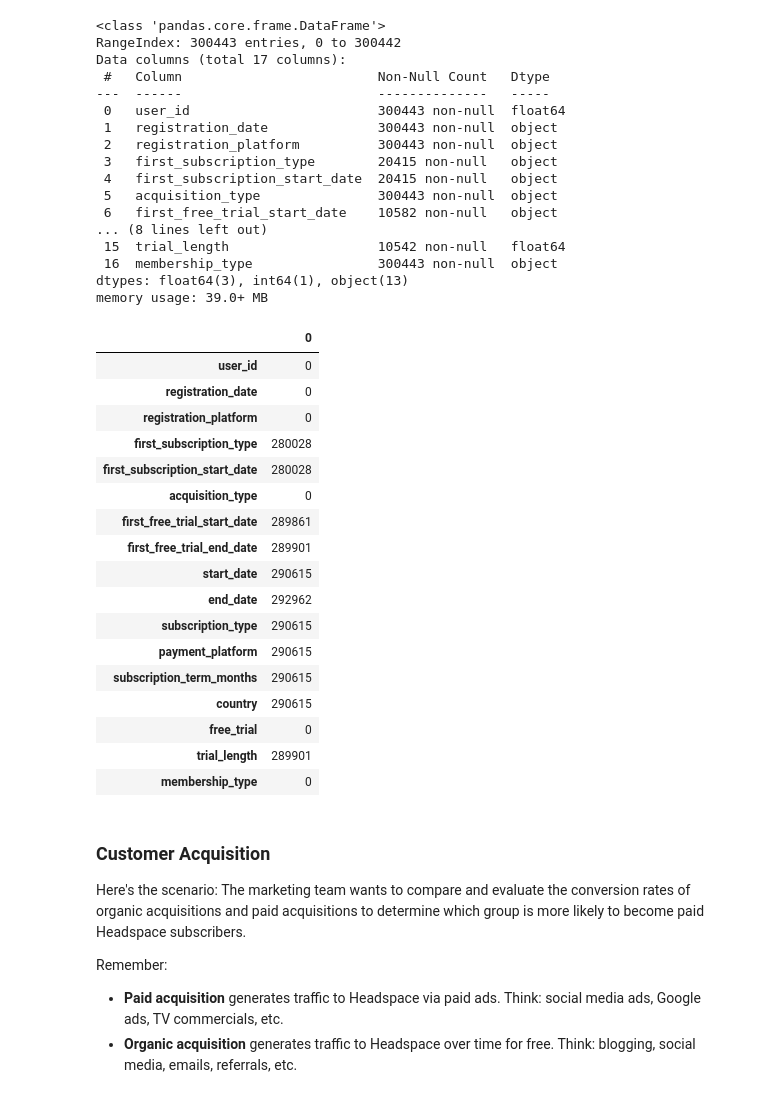
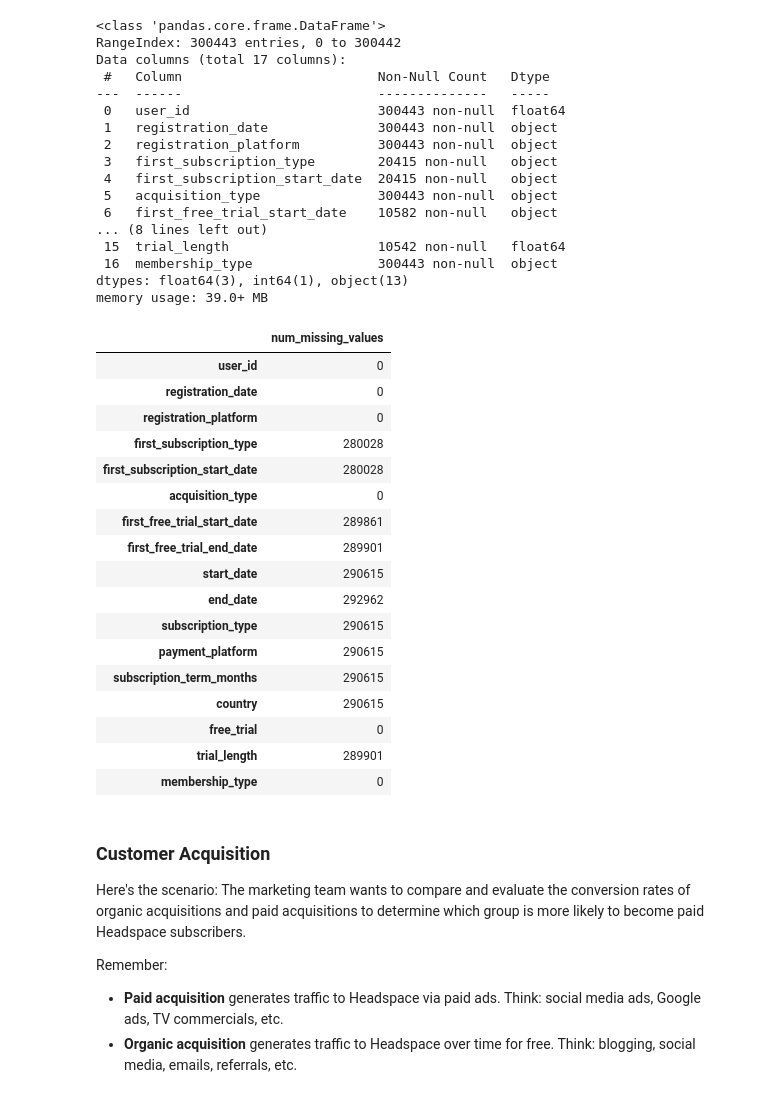
Before and after one commit to ROARMarketingConcepts/Podium-Education, a Jupyter notebook: Headspace_Podium_Interview.ipynb, the cells around one changed output. Cells and saved outputs as stored; diff of their text form; code cells hidden in the pictures.

```diff
--- a/Headspace_Podium_Interview.ipynb
+++ b/Headspace_Podium_Interview.ipynb
@@ -69,27 +73,28 @@ Data columns (total 17 columns):
  16  membership_type                300443 non-null  object
 dtypes: float64(3), int64(1), object(13)
 memory usage: 39.0+ MB
-# %%
-headspace.isnull().sum().to_frame()
-# %% [output]
-|  | 0 |
-| user_id | 0 |
-| registration_date | 0 |
-| registration_platform | 0 |
-| first_subscription_type | 280028 |
-| first_subscription_start_date | 280028 |
-| acquisition_type | 0 |
-| first_free_trial_start_date | 289861 |
-| first_free_trial_end_date | 289901 |
-| start_date | 290615 |
-| end_date | 292962 |
-| subscription_type | 290615 |
-| payment_platform | 290615 |
-| subscription_term_months | 290615 |
-| country | 290615 |
-| free_trial | 0 |
-| trial_length | 289901 |
-| membership_type | 0 |
+# %%
+# Are there any missing values?
+headspace.isnull().sum().to_frame().rename(columns={0:'num_missing_values'})
+# %% [output]
+|  | num_missing_values |
+| user_id | 0 |
+| registration_date | 0 |
+| registration_platform | 0 |
+| first_subscription_type | 280028 |
+| first_subscription_start_date | 280028 |
+| acquisition_type | 0 |
+| first_free_trial_start_date | 289861 |
+| first_free_trial_end_date | 289901 |
+| start_date | 290615 |
+| end_date | 292962 |
+| subscription_type | 290615 |
+| payment_platform | 290615 |
+| subscription_term_months | 290615 |
+| country | 290615 |
+| free_trial | 0 |
+| trial_length | 289901 |
+| membership_type | 0 |
 # %% [markdown]
 ### Customer Acquisition
 
```
Also changed, not shown: parts of 13 cells of this notebook.
